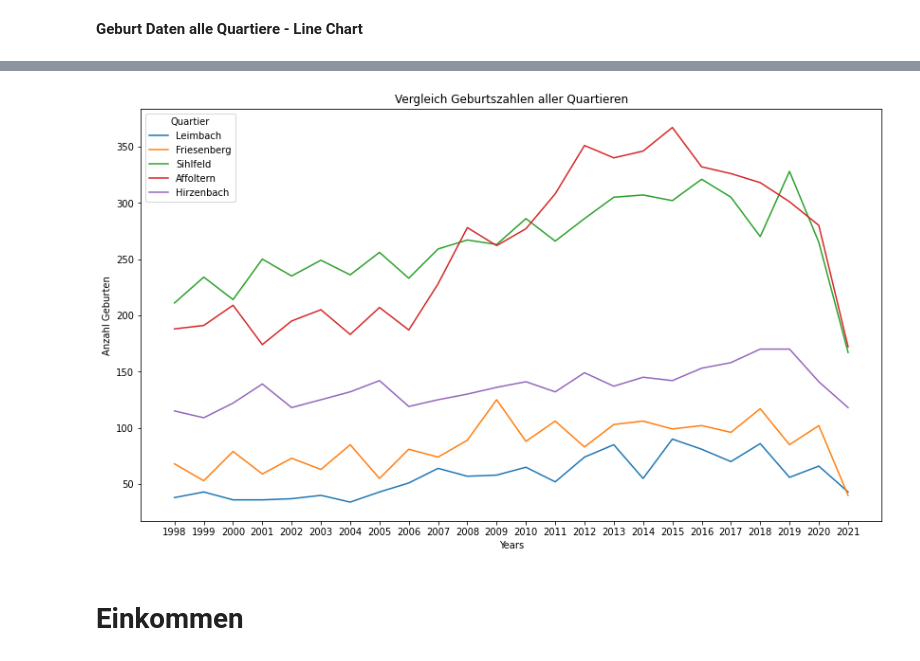
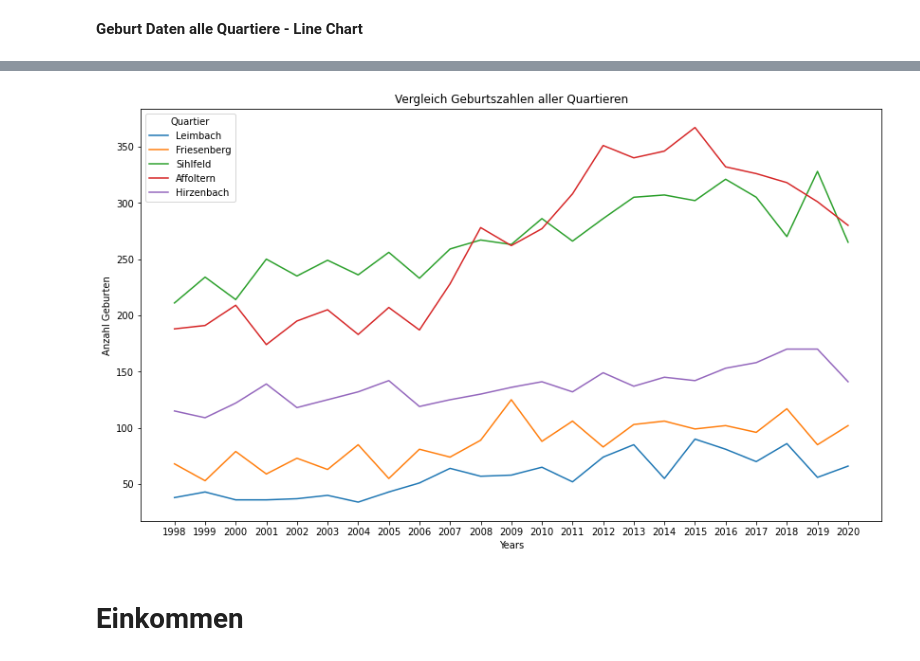
Before and after one commit to EbruDulak/CAS-INFE-21.12-Scripting-Project, a Jupyter notebook: ScriptingKitaProject.ipynb, the cells around one changed output, grey strips where cells are left out. Saved outputs shown, nothing was run; the diff lists cells and outputs as text; code cells hidden in the pictures.

```diff
--- a/ScriptingKitaProject.ipynb
+++ b/ScriptingKitaProject.ipynb
@@ -452,14 +452,14 @@ import matplotlib as mpl
 # %%
 quartier_sel_sum.plot(kind='line', figsize=(14, 8))
 
 plt.title('Vergleich Geburtszahlen aller Quartieren')
 plt.ylabel('Anzahl Geburten')
 plt.xlabel('Years')
-plt.xticks(range(1998,2022))
+plt.xticks(range(1998,2021))
 
 plt.show()
 # %% [output]
-[figure, old version]
+[figure, new version]
 # %% [markdown]
 # Einkommen
 # %% [markdown]
```
Also changed, not shown: parts of 2 cells of this notebook.
